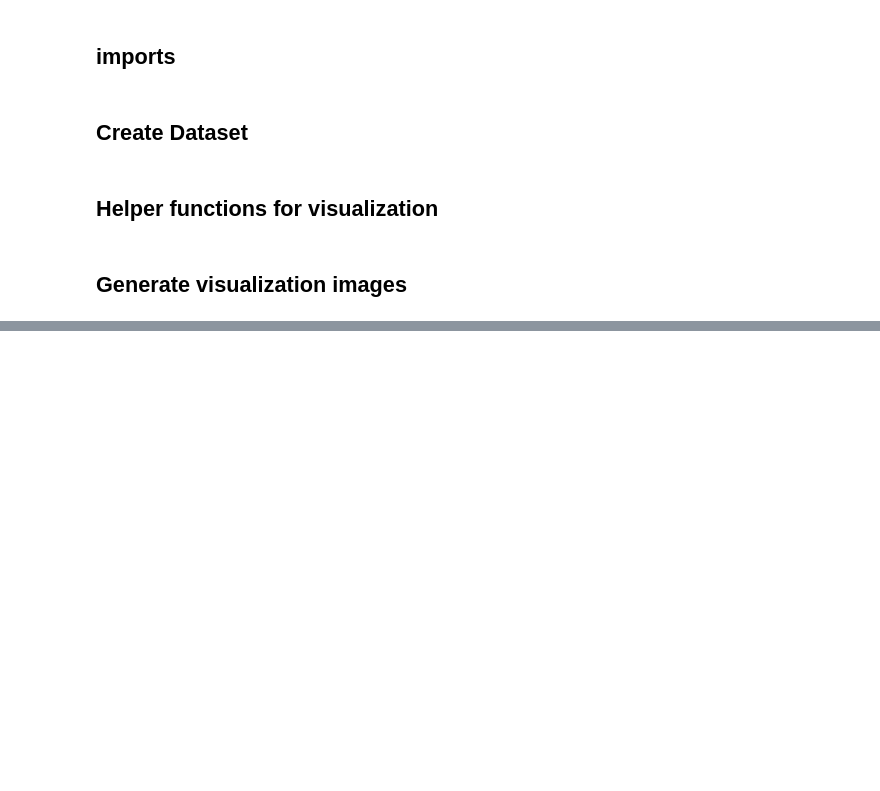
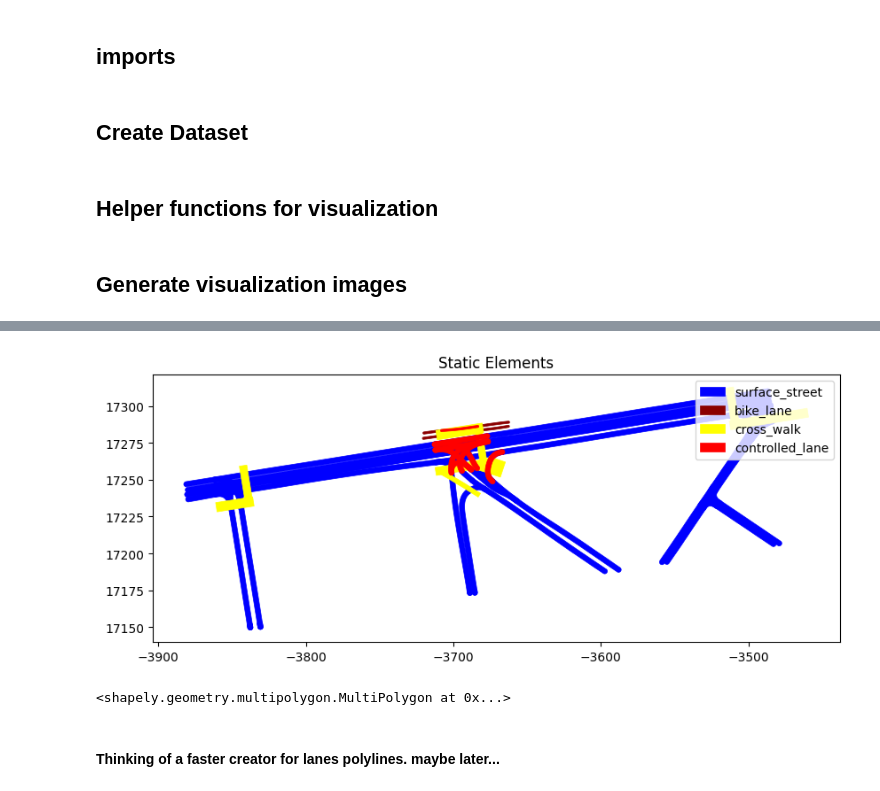
Before and after one commit to bDGuo/waymo_motion_scenario_mining, a Jupyter notebook: traj_generation.ipynb, the cells around one changed output, grey strips where cells are left out. Drawn from its saved outputs; the diff is of its cells as text; code cells hidden in the pictures; blank space fills up the shorter version.

Commit message:
features: data_preprocessing, tagging and mining_scenarios

```diff
--- a/traj_generation.ipynb
+++ b/traj_generation.ipynb
@@ -151,23 +146,23 @@ def visualize_one_agent(states,
 ## Generate visualization images
 # %%
 decoded_example = parsed
-del parsed
+# del parsed
 
-# [num_agents, num_past_steps, 2] float32.
+# [num_agents, num_past_steps, 5] float32.
 past_states = tf.stack(
     [decoded_example['state/past/x'], decoded_example['state/past/y'],decoded_example['state/past/bbox_yaw'],
     decoded_example['state/past/length'],decoded_example['state/past/width']],
     -1).numpy()
 past_states_mask = decoded_example['state/past/valid'].numpy() > 0.0
 
-# [num_agents, 1, 2] float32.
+# [num_agents, 1, 5] float32.
 current_states = tf.stack(
     [decoded_example['state/current/x'], decoded_example['state/current/y'],decoded_example['state/current/bbox_yaw'],
     decoded_example['state/current/length'],decoded_example['state/current/width']],
     -1).numpy()
 current_states_mask = decoded_example['state/current/valid'].numpy() > 0.0
 
-# [num_agents, num_future_steps, 2] float32.
+# [num_agents, num_future_steps, 5] float32.
 future_states = tf.stack(
     [decoded_example['state/future/x'], decoded_example['state/future/y'],decoded_example['state/future/bbox_yaw'],
     decoded_example['state/future/length'],decoded_example['state/future/width']],
@@ -176,7 +171,16 @@ future_states_mask = decoded_example['state/future/valid'].numpy() > 0.0
 
 # [num_points, 3] float32.
 roadgraph_xyz = decoded_example['roadgraph_samples/xyz'].numpy()
+roadgraph_type = decoded_example['roadgraph_samples/type'].numpy()
+roadgraph_lane_id = decoded_example['roadgraph_samples/id'].numpy()
+roadgraph_dir_xyz = decoded_example['roadgraph_samples/dir'].numpy()
 
+# concatenate past,current and future states of traffic lights
+
+#[num_steps,num_light_positions]
+traffic_lights_id = np.concatenate([decoded_example['traffic_light_state/past/id'].numpy(),decoded_example['traffic_light_state/current/id'].numpy(),decoded_example['traffic_light_state/future/id'].numpy()],axis=0)
+traffic_lights_valid_status = np.concatenate([decoded_example['traffic_light_state/past/valid'].numpy(),decoded_example['traffic_light_state/current/valid'].numpy(),decoded_example['traffic_light_state/future/valid'].numpy()],axis=0)
+traffic_lights_state = np.concatenate([decoded_example['traffic_light_state/past/state'].numpy(),decoded_example['traffic_light_state/current/state'].numpy(),decoded_example['traffic_light_state/future/state'].numpy()],axis=0)
 num_agents, num_past_steps, _ = past_states.shape
 num_future_steps = future_states.shape[1]
 
@@ -188,5 +192,3 @@ all_states = np.concatenate([past_states, current_states, future_states], 1)
 # [num_agens, num_past_steps + 1 + num_future_steps] float32.
 all_states_mask = np.concatenate(
     [past_states_mask, current_states_mask, future_states_mask], 1)
-
-center_y, center_x, width = get_viewport(all_states, all_states_mask)
@@ -242,0 +547,56 @@ valid time steps:5487/11648
+# %%
+from utils.static_elements import StaticElementsWaymo
+original_data_roadgragh = {
+    'roadgraph_xyz':roadgraph_xyz,
+    'roadgraph_type':roadgraph_type,
+    'roadgraph_dir_xyz':roadgraph_dir_xyz,
+    'roadgraph_lane_id':roadgraph_lane_id
+}
+original_data_light = {
+    'traffic_lights_id':traffic_lights_id,
+    'traffic_lights_valid_status':traffic_lights_valid_status,
+    'traffic_lights_state':traffic_lights_state
+}
+static_element = StaticElementsWaymo(original_data_roadgragh,original_data_light)
+static_element.create_polygon_set()
+bike_lanes = static_element.get_lane('bike_lane')
+cross_walk = static_element.get_other_object('cross_walk')
+controlled_lanes,_ = static_element.get_controlled_lane()
+surface_street = static_element.get_lane('surface_street')
+fig,ax = plt.subplots(figsize=(10,10))
+
+for surface in surface_street:
+    surface_x,surface_y = surface.exterior.xy
+    ax.fill(surface_x,surface_y,c='blue',linewidth=0.5,label='surface_street')
+
+for bike_lane in bike_lanes:
+    bike_lane_x,bike_lane_y = bike_lane.exterior.xy
+    ax.fill(bike_lane_x,bike_lane_y,c='darkred',linewidth=0.5,label='bike_lane')
+
+for cross in cross_walk:
+    cross_x,cross_y = cross.exterior.xy
+    ax.fill(cross_x,cross_y,c='yellow',linewidth=0.5,label='cross_walk')
+
+for controlled_lane in controlled_lanes:
+    controlled_lane_x,controlled_lane_y = controlled_lane.exterior.xy
+    ax.fill(controlled_lane_x,controlled_lane_y,c='red',linewidth=0.5,label='controlled_lane')
+
+ax.set_title('Static Elements')
+ax.set_aspect('equal','box')
+handels,labels = ax.get_legend_handles_labels()
+by_label = OrderedDict(zip(labels,handels))
+
+ax.legend(by_label.values(),by_label.keys(),loc="upper right",markerscale=5.0)
+
+
+plt.show()
+# %% [output]
+[figure, added]
+# %%
+from shapely.geometry import MultiPolygon
+two_crosswalk = MultiPolygon([cross_walk[0],cross_walk[1]])
+two_crosswalk
+# %% [output]
+<shapely.geometry.multipolygon.MultiPolygon at 0x...>
+# %% [markdown]
+#### Thinking of a faster creator for lanes polylines. maybe later...
```
Also changed, not shown: parts of 7 cells of this notebook, 25 other files.
